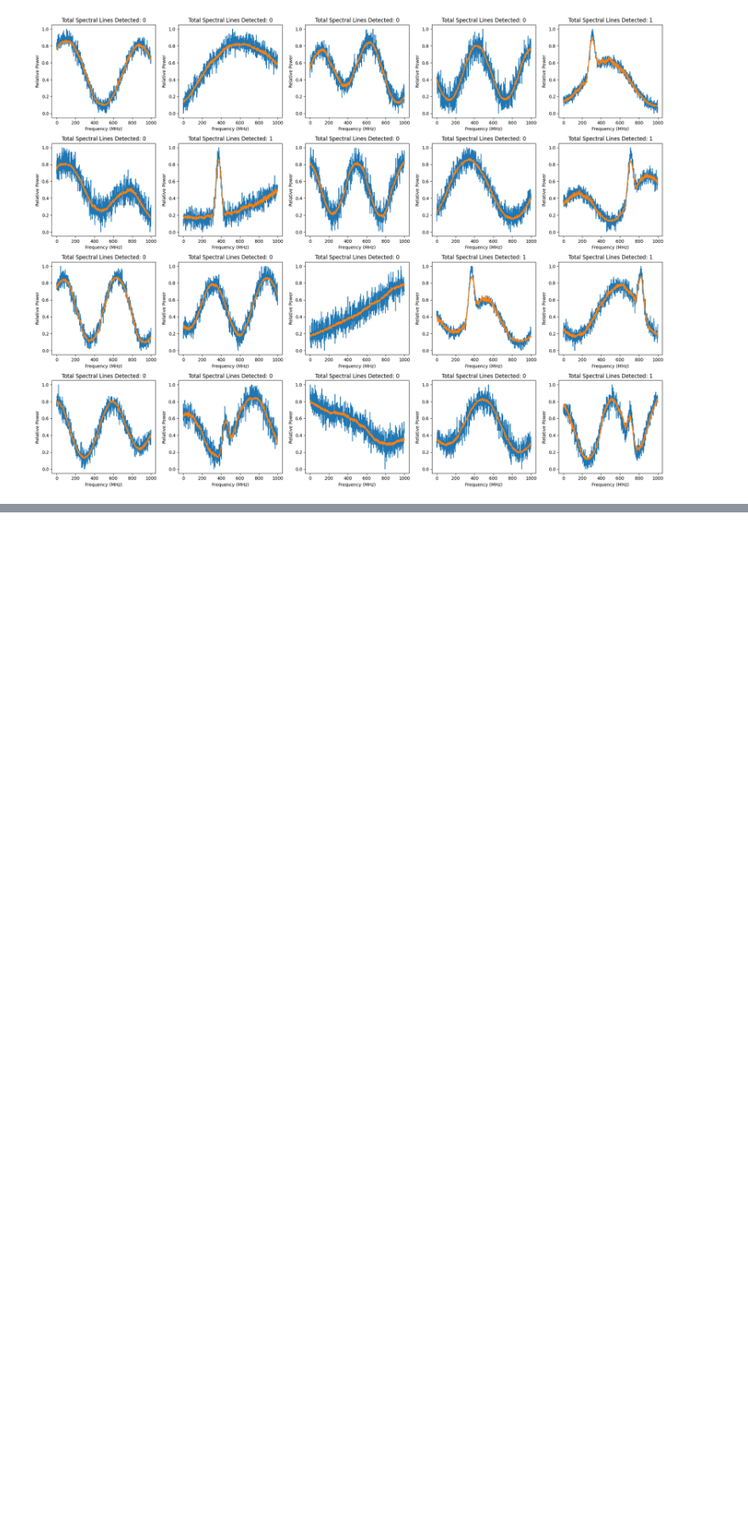
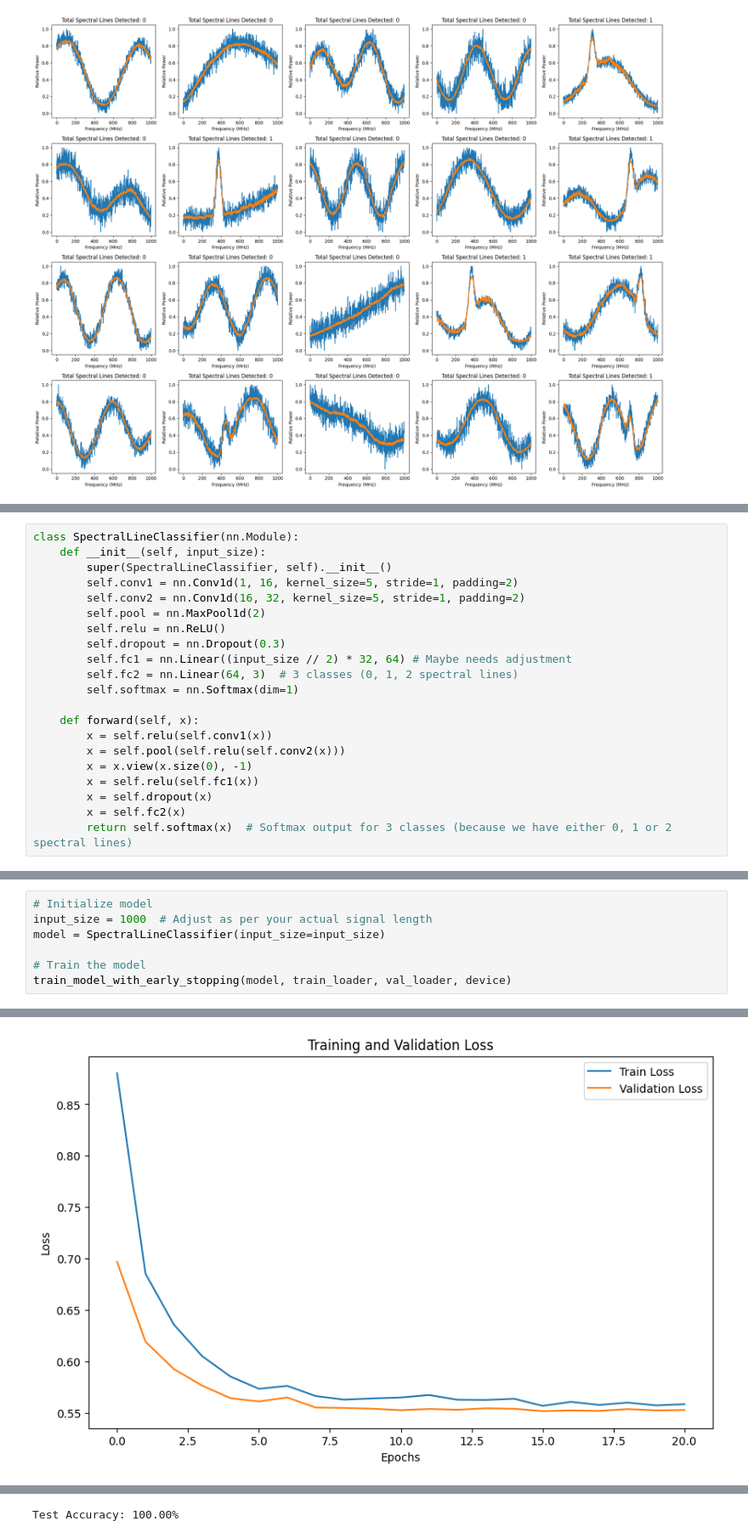
Before and after one commit to Astro-Beam/ASTRO, a Jupyter notebook: Neural Networks/Localized_Classification_Neural_Network.ipynb, the cells around one changed output, grey strips where cells are left out. Shown at 85% size. Saved outputs shown, nothing was run; the diff lists cells and outputs as text; blank space fills up the shorter version.

```diff
--- a/Neural Networks/Localized_Classification_Neural_Network.ipynb
+++ b/Neural Networks/Localized_Classification_Neural_Network.ipynb
@@ -530,0 +669,21 @@ plt.show()
+# %%
+class SpectralLineClassifier(nn.Module):
+    def __init__(self, input_size):
+        super(SpectralLineClassifier, self).__init__()
+        self.conv1 = nn.Conv1d(1, 16, kernel_size=5, stride=1, padding=2)
+        self.conv2 = nn.Conv1d(16, 32, kernel_size=5, stride=1, padding=2)
+        self.pool = nn.MaxPool1d(2)
+        self.relu = nn.ReLU()
+        self.dropout = nn.Dropout(0.3)
+        self.fc1 = nn.Linear((input_size // 2) * 32, 64) # Maybe needs adjustment
+        self.fc2 = nn.Linear(64, 3)  # 3 classes (0, 1, 2 spectral lines)
+        self.softmax = nn.Softmax(dim=1)
+
+    def forward(self, x):
+        x = self.relu(self.conv1(x))
+        x = self.pool(self.relu(self.conv2(x)))
+        x = x.view(x.size(0), -1)
+        x = self.relu(self.fc1(x))
+        x = self.dropout(x)
+        x = self.fc2(x)
+        return self.softmax(x)  # Softmax output for 3 classes (because we have either 0, 1 or 2 spectral lines)
@@ -530,0 +830,8 @@ plt.show()
+# %%
+# Initialize model
+input_size = 1000  # Adjust as per your actual signal length
+model = SpectralLineClassifier(input_size=input_size)
+
+# Train the model
+train_model_with_early_stopping(model, train_loader, val_loader, device)
+# %% [output]
@@ -530,0 +855 @@ plt.show()
+[figure, added]
@@ -530,0 +857 @@ plt.show()
+Test Accuracy: 100.00%
```
Also changed, not shown: parts of 18 cells of this notebook.
